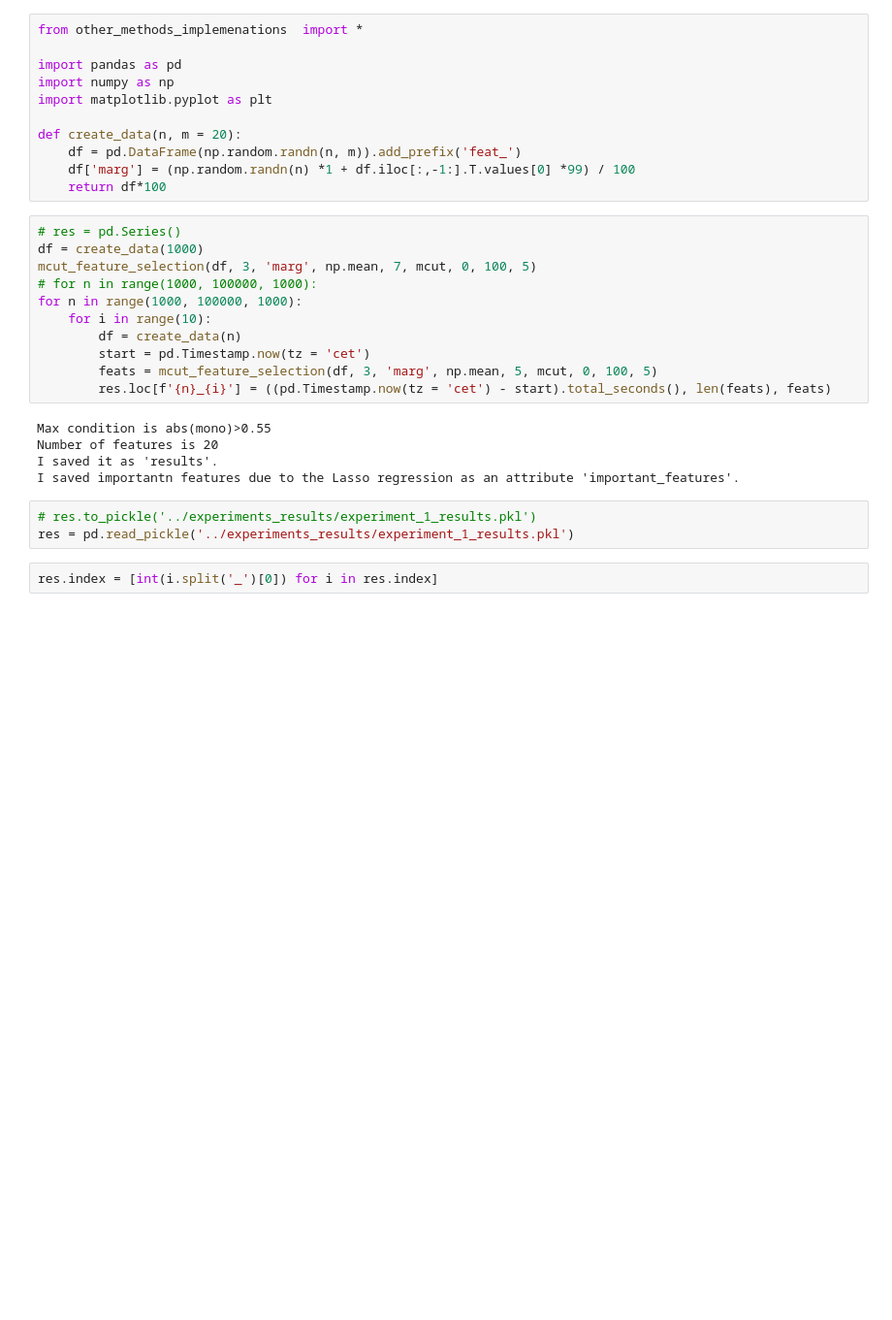
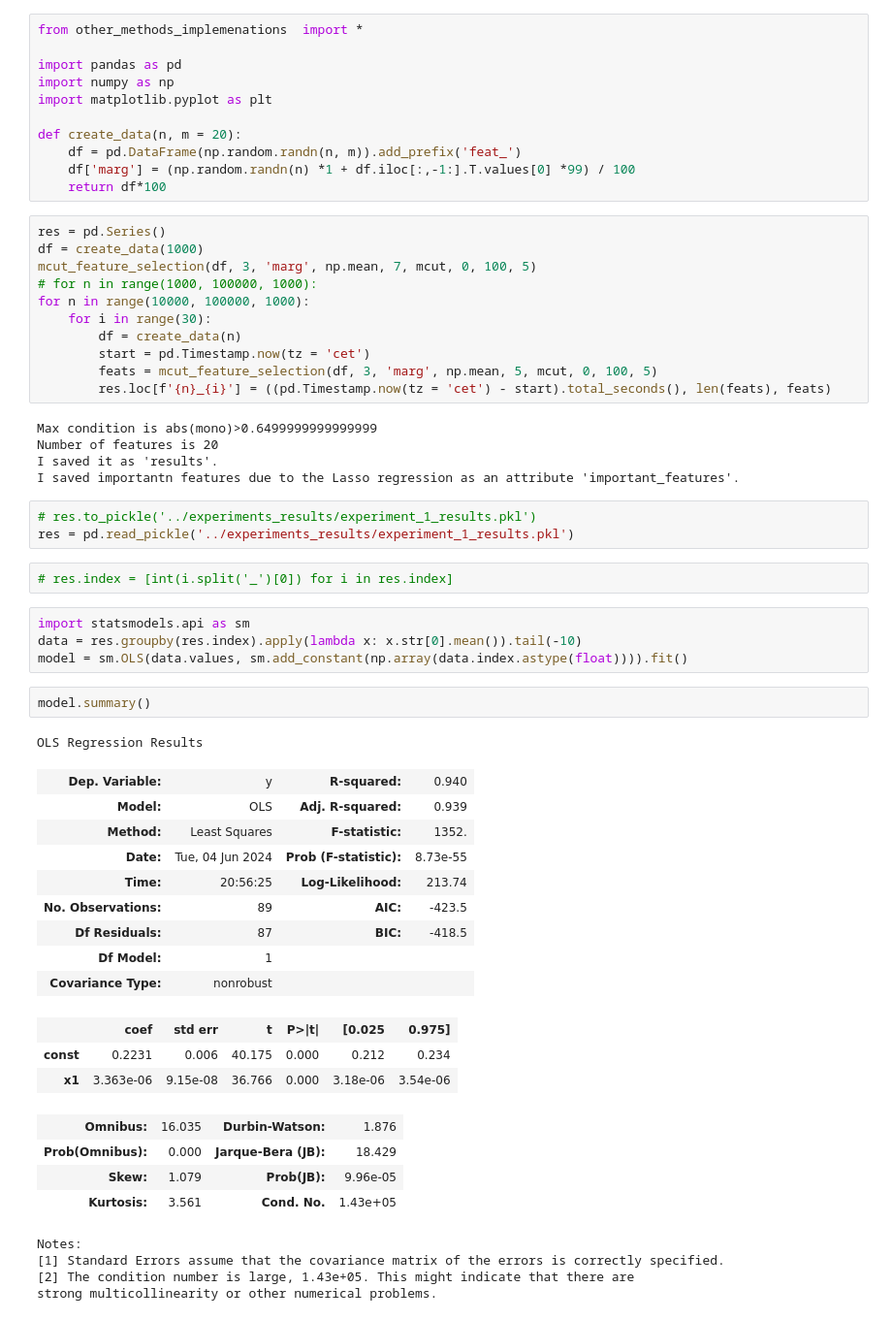
Before and after one commit to mikolajzalewski/mcut_feature_selection, a Jupyter notebook: notebooks_with_experiments/exp_1.ipynb, the cells around one changed output. Shown: that part at 97% size. Drawn from its saved outputs; the diff is of its cells as text; blank space fills up the shorter version.

```diff
--- a/notebooks_with_experiments/exp_1.ipynb
+++ b/notebooks_with_experiments/exp_1.ipynb
@@ -10,18 +10,18 @@ def create_data(n, m = 20):
     df['marg'] = (np.random.randn(n) *1 + df.iloc[:,-1:].T.values[0] *99) / 100
     return df*100
 # %%
-# res = pd.Series()
+res = pd.Series()
 df = create_data(1000)
 mcut_feature_selection(df, 3, 'marg', np.mean, 7, mcut, 0, 100, 5)
 # for n in range(1000, 100000, 1000):
-for n in range(1000, 100000, 1000):
-    for i in range(10):
+for n in range(10000, 100000, 1000):
+    for i in range(30):
         df = create_data(n)
         start = pd.Timestamp.now(tz = 'cet')
         feats = mcut_feature_selection(df, 3, 'marg', np.mean, 5, mcut, 0, 100, 5)
         res.loc[f'{n}_{i}'] = ((pd.Timestamp.now(tz = 'cet') - start).total_seconds(), len(feats), feats)
 # %% [output]
-Max condition is abs(mono)>0.55
+Max condition is abs(mono)>0.6499999999999999
 Number of features is 20
 I saved it as 'results'.
 I saved importantn features due to the Lasso regression as an attribute 'important_features'.
@@ -29,4 +29,32 @@ I saved importantn features due to the Lasso regression as an attribute 'importa
 # res.to_pickle('../experiments_results/experiment_1_results.pkl')
 res = pd.read_pickle('../experiments_results/experiment_1_results.pkl')
 # %%
-res.index = [int(i.split('_')[0]) for i in res.index]
+# res.index = [int(i.split('_')[0]) for i in res.index]
+# %%
+import statsmodels.api as sm
+data = res.groupby(res.index).apply(lambda x: x.str[0].mean()).tail(-10)
+model = sm.OLS(data.values, sm.add_constant(np.array(data.index.astype(float)))).fit()
+# %%
+model.summary()
+# %% [output]
+OLS Regression Results
+| Dep. Variable: | y | R-squared: | 0.940 |
+| Model: | OLS | Adj. R-squared: | 0.939 |
+| Method: | Least Squares | F-statistic: | 1352. |
+| Date: | Tue, 04 Jun 2024 | Prob (F-statistic): | 8.73e-55 |
+| Time: | 20:56:25 | Log-Likelihood: | 213.74 |
+| No. Observations: | 89 | AIC: | -423.5 |
+| Df Residuals: | 87 | BIC: | -418.5 |
+| Df Model: | 1 |  |  |
+| Covariance Type: | nonrobust |  |  |
+|  | coef | std err | t | P>|t| | [0.025 | 0.975] |
+| const | 0.2231 | 0.006 | 40.175 | 0.000 | 0.212 | 0.234 |
+| x1 | 3.363e-06 | 9.15e-08 | 36.766 | 0.000 | 3.18e-06 | 3.54e-06 |
+| Omnibus: | 16.035 | Durbin-Watson: | 1.876 |
+| Prob(Omnibus): | 0.000 | Jarque-Bera (JB): | 18.429 |
+| Skew: | 1.079 | Prob(JB): | 9.96e-05 |
+| Kurtosis: | 3.561 | Cond. No. | 1.43e+05 |
+Notes:
+[1] Standard Errors assume that the covariance matrix of the errors is correctly specified.
+[2] The condition number is large, 1.43e+05. This might indicate that there are
+strong multicollinearity or other numerical problems.
```
Also changed, not shown: parts of 2 cells of this notebook, 5 other files.
